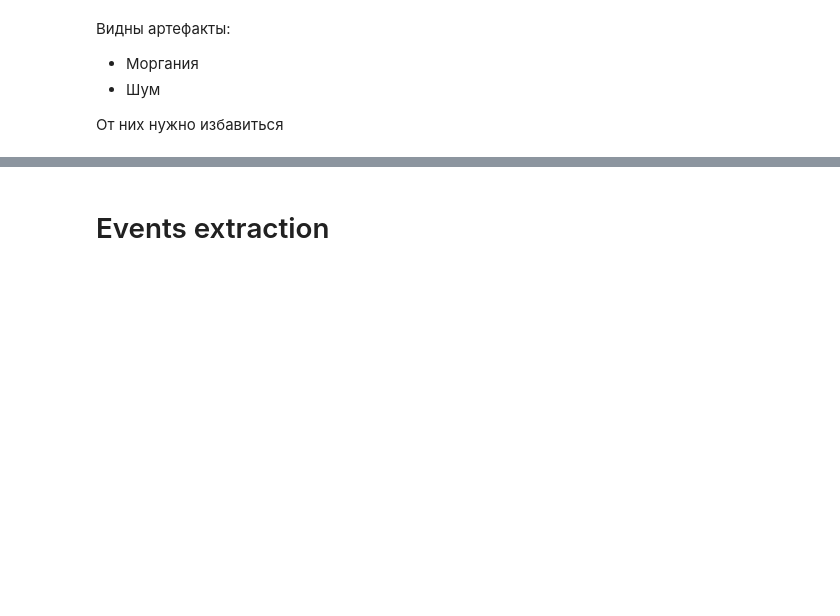
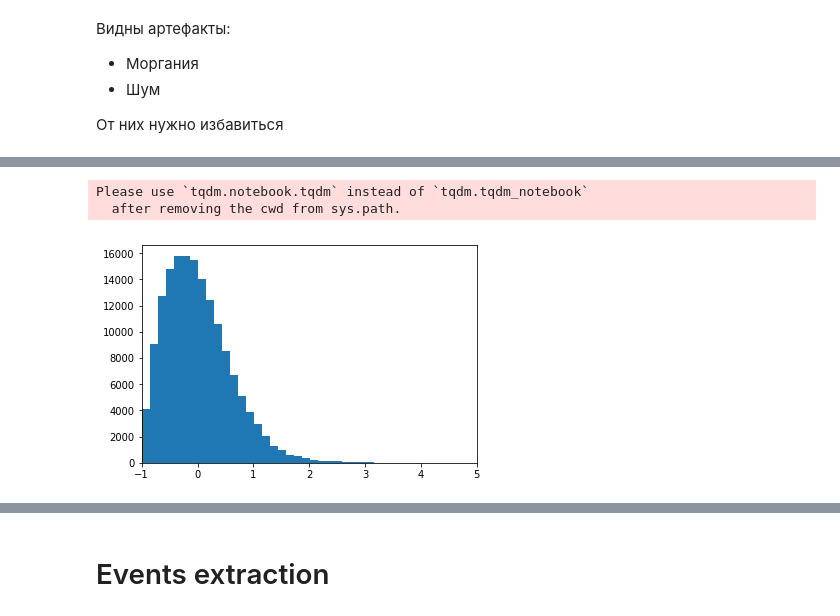
Before and after one commit to belya/eeg-experiments, a Jupyter notebook: visualization.ipynb, the cells around one changed output, grey strips where cells are left out. Saved outputs shown, nothing was run; the diff lists cells and outputs as text; code cells hidden in the pictures; blank space fills up the shorter version.

Commit message:
Add simple and dirty Fourier classification + ICA artifact clearance

```diff
--- a/visualization.ipynb
+++ b/visualization.ipynb
@@ -87,0 +95,41 @@ wave type
+# %%
+def get_fourier_transform(data):
+    global window_size, step_size
+    frequencies = []
+    for window in tqdm_notebook(range(0, data.shape[0] - window_size, step_size)):
+        chunk = data[window:window + window_size]
+        frequency_values = np.abs(np.fft.fft(chunk, axis=0))[:window_size // 2]
+#         _, frequency_values = periodogram(chunk, window_size, axis=0)
+        frequencies.append(frequency_values)
+    return np.vstack(frequencies)
+# %%
+def get_relative_power(frequencies, main_events):
+    baseline = None
+    relative_values = []
+
+    for index, (start, _, event) in enumerate(main_events):
+        if (index + 1) == main_events.shape[0]:
+            end = frequencies.shape[0] * step_size
+        else:
+            end, _, _ = main_events[index + 1]
+
+        if event == 1:
+            baseline = frequencies[(start // step_size):(end // step_size)].mean(axis=0)
+
+        for power_index in range(start // step_size, end // step_size):
+            relative_values += [(frequencies[power_index, :] - baseline) / (baseline)]
+
+    return np.vstack(relative_values)
+# %%
+frequencies = get_fourier_transform(c3_data)
+# %% [output]
+Please use `tqdm.notebook.tqdm` instead of `tqdm.tqdm_notebook`
+  after removing the cwd from sys.path.
+# %%
+relative_values = get_relative_power(frequencies, main_events)
+# %%
+plt.hist(relative_values.reshape(-1), bins=40)
+plt.xlim(-1, 5)
+plt.show()
+# %% [output]
+[figure, added]
```
Also changed, not shown: parts of 39 cells of this notebook, 1 other file.
